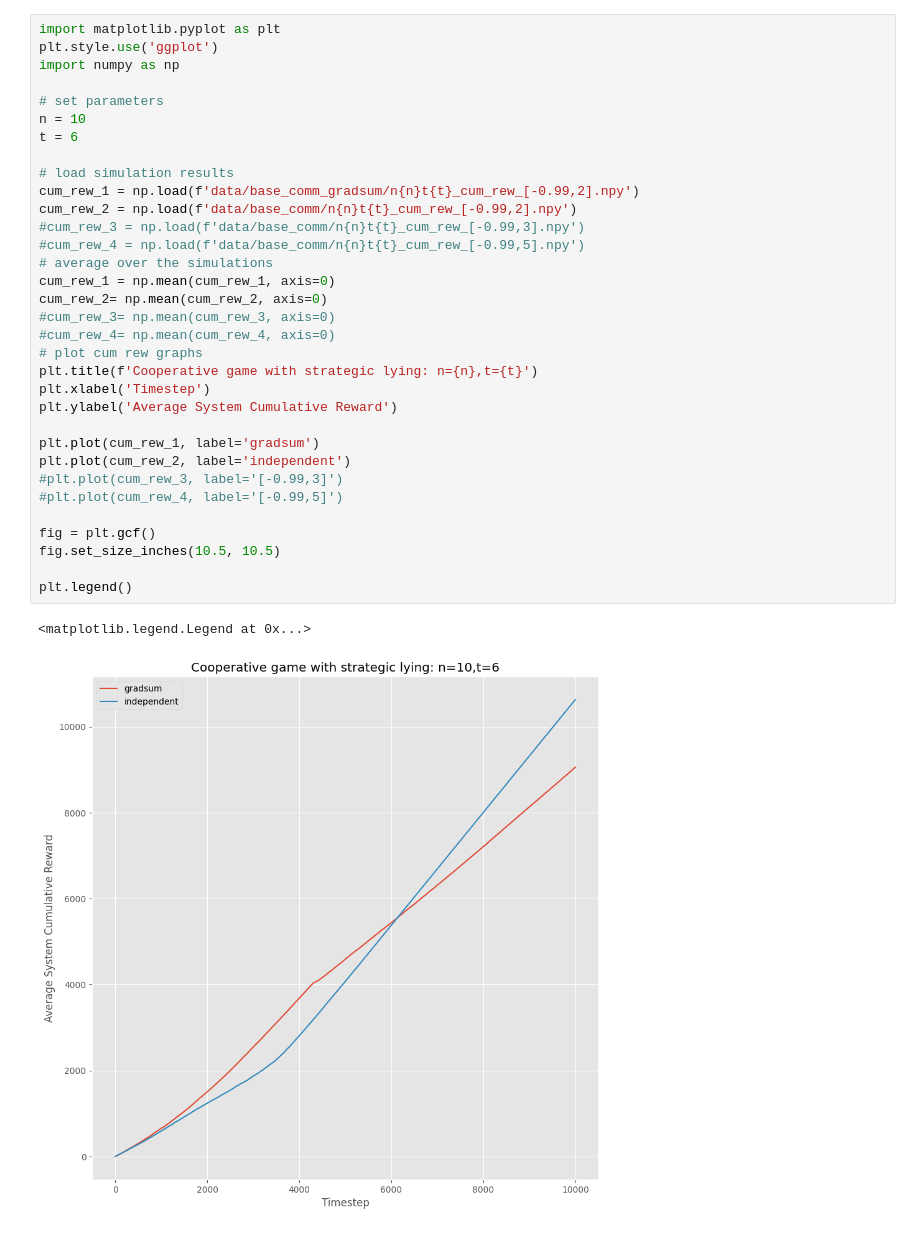
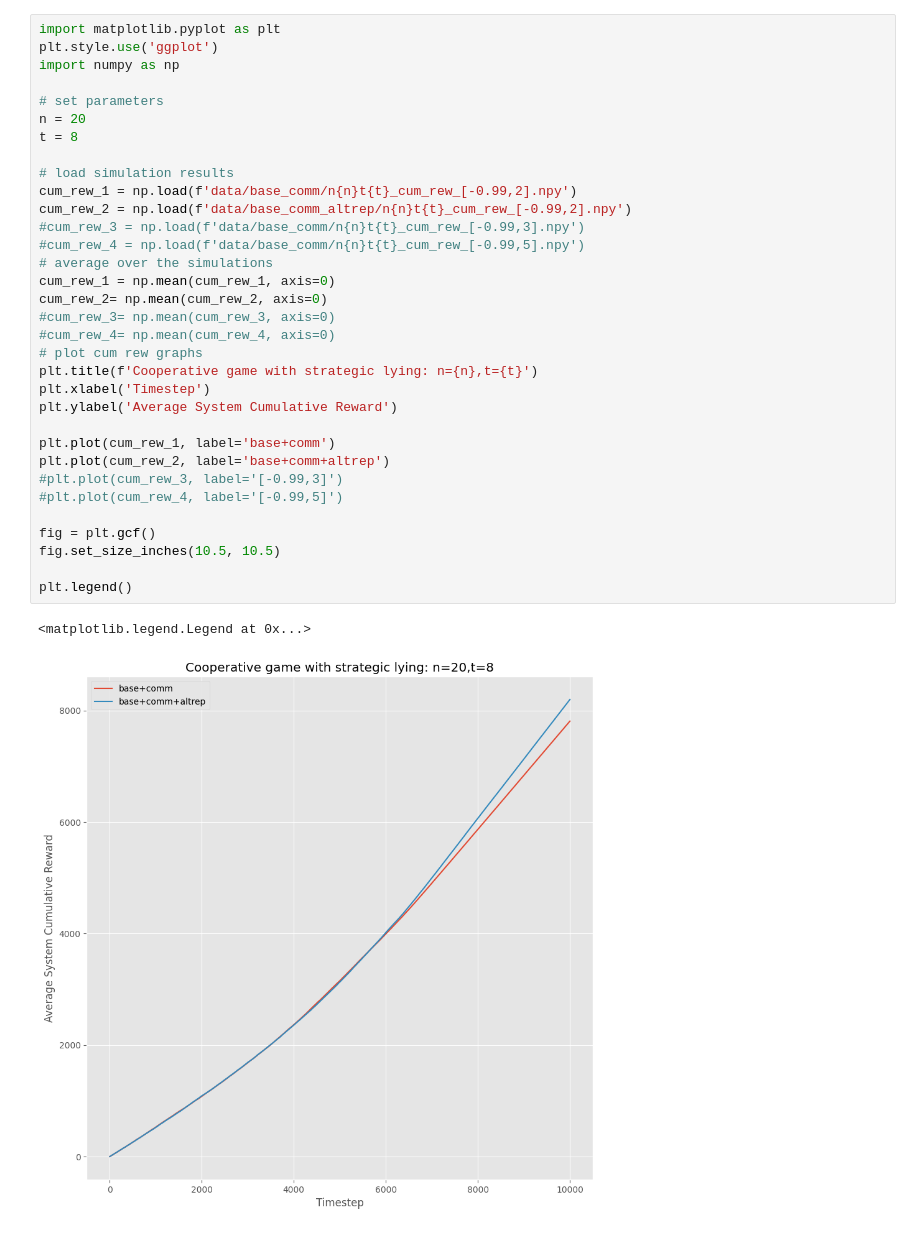
Before and after one commit to akhimoche/coop-form-marl, a Jupyter notebook: graph_test.ipynb, the cells around one changed output. Saved outputs shown, nothing was run; the diff lists cells and outputs as text.

Commit message:
made a branch of gradsum and tested state rep
make a branch of this

```diff
--- a/graph_test.ipynb
+++ b/graph_test.ipynb
@@ -1,37 +1,37 @@
 # %%
 import matplotlib.pyplot as plt
 plt.style.use('ggplot')
 import numpy as np
 
 # set parameters
-n = 10
-t = 6
+n = 20
+t = 8
 
 # load simulation results
-cum_rew_1 = np.load(f'data/base_comm_gradsum/n{n}t{t}_cum_rew_[-0.99,2].npy')
-cum_rew_2 = np.load(f'data/base_comm/n{n}t{t}_cum_rew_[-0.99,2].npy')
+cum_rew_1 = np.load(f'data/base_comm/n{n}t{t}_cum_rew_[-0.99,2].npy')
+cum_rew_2 = np.load(f'data/base_comm_altrep/n{n}t{t}_cum_rew_[-0.99,2].npy')
 #cum_rew_3 = np.load(f'data/base_comm/n{n}t{t}_cum_rew_[-0.99,3].npy')
 #cum_rew_4 = np.load(f'data/base_comm/n{n}t{t}_cum_rew_[-0.99,5].npy')
 # average over the simulations
 cum_rew_1 = np.mean(cum_rew_1, axis=0)
 cum_rew_2= np.mean(cum_rew_2, axis=0)
 #cum_rew_3= np.mean(cum_rew_3, axis=0)
 #cum_rew_4= np.mean(cum_rew_4, axis=0)
 # plot cum rew graphs
 plt.title(f'Cooperative game with strategic lying: n={n},t={t}')
 plt.xlabel('Timestep')
 plt.ylabel('Average System Cumulative Reward')
 
-plt.plot(cum_rew_1, label='gradsum')
-plt.plot(cum_rew_2, label='independent')
+plt.plot(cum_rew_1, label='base+comm')
+plt.plot(cum_rew_2, label='base+comm+altrep')
 #plt.plot(cum_rew_3, label='[-0.99,3]')
 #plt.plot(cum_rew_4, label='[-0.99,5]')
 
 fig = plt.gcf()
 fig.set_size_inches(10.5, 10.5)
 
 plt.legend()
 # %% [output]
 <matplotlib.legend.Legend at 0x...>
-[figure, old version]
+[figure, new version]
 # %%
```
Also changed, not shown: parts of 2 cells of this notebook, 8 other files.
